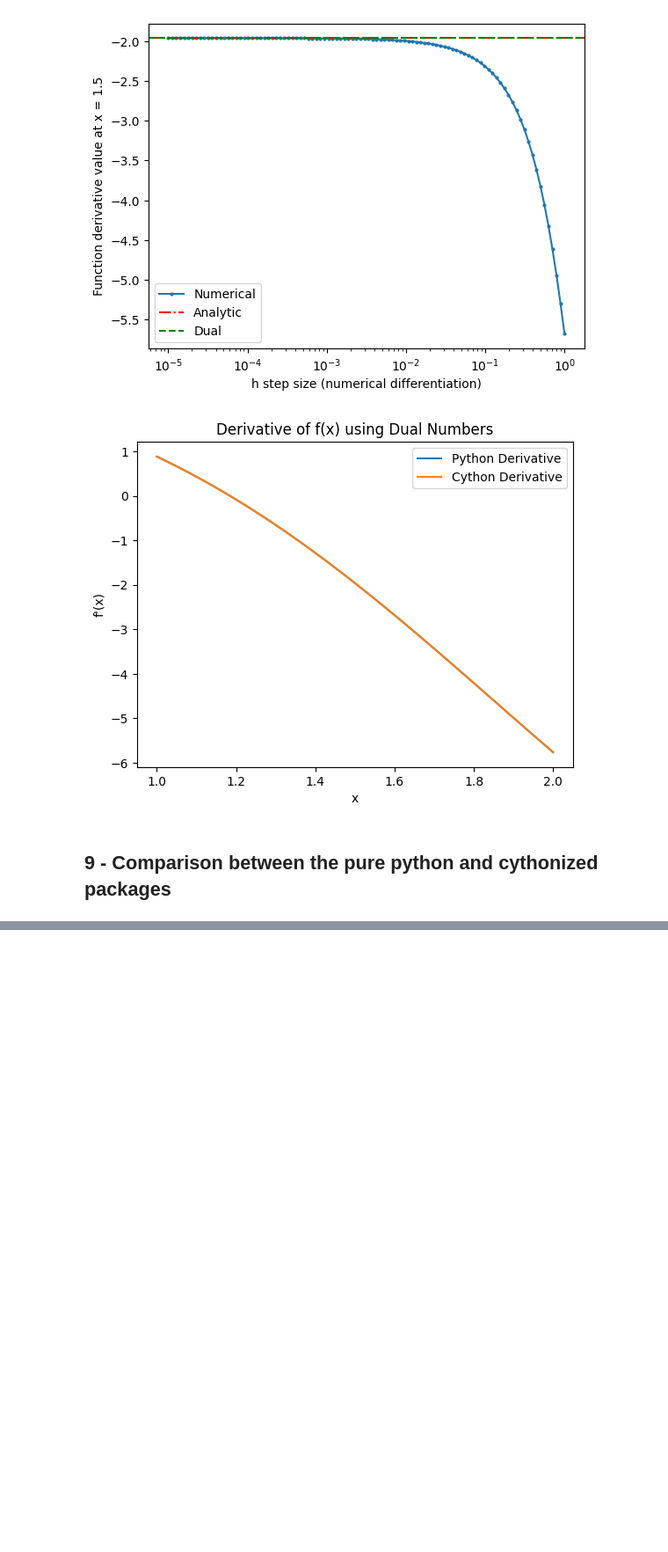
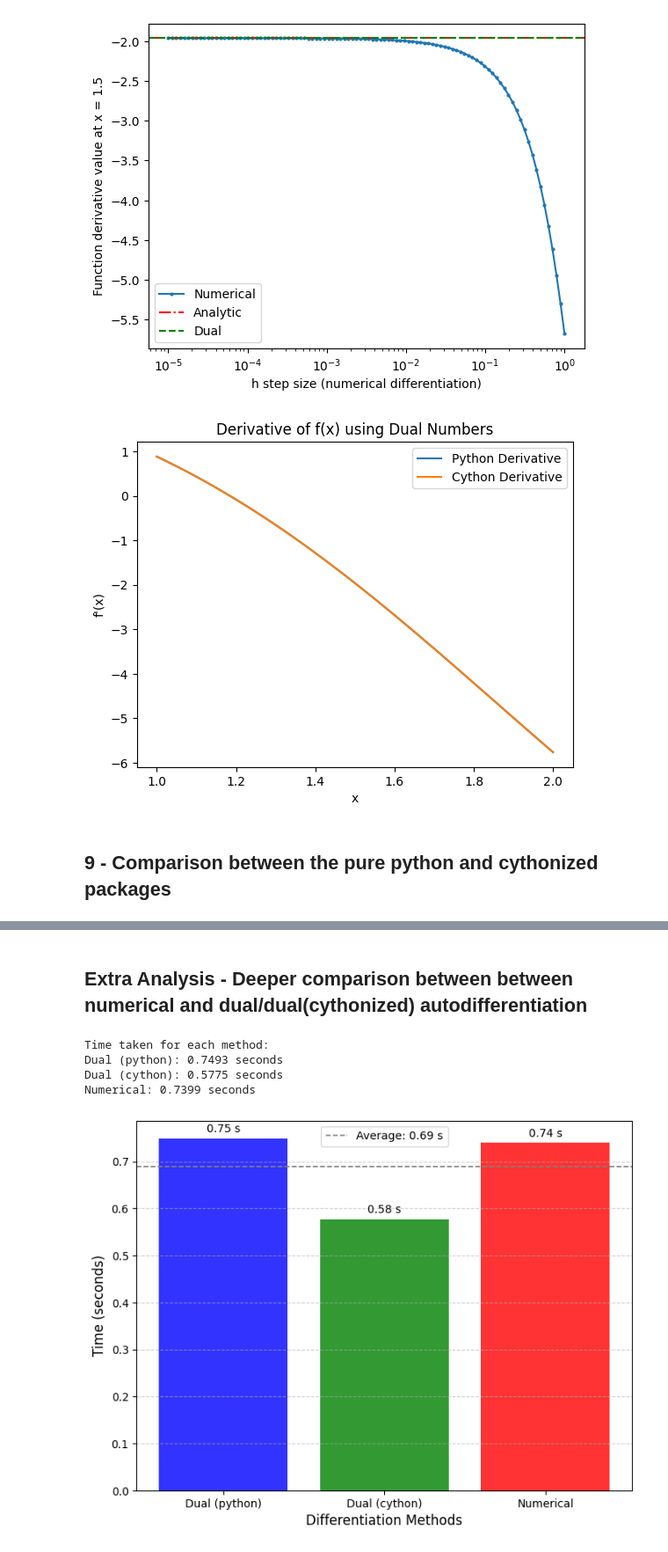
Before and after one commit to S-Nazem/dual_autodiff, a Jupyter notebook: dual_autodiff.ipynb, the cells around one changed output, grey strips where cells are left out. Shown at 88% size. Cells and saved outputs as stored; diff of their text form; code cells hidden in the pictures; blank space fills up the shorter version.

```diff
--- a/dual_autodiff.ipynb
+++ b/dual_autodiff.ipynb
@@ -133,0 +136,2 @@ plt.legend()
+# %% [markdown]
+## Extra Analysis - Deeper comparison  between between numerical and dual/dual(cythonized) autodifferentiation
@@ -133,0 +144,61 @@ plt.legend()
+# %%
+x_values = np.linspace(1,10,100000)
+
+results = {}
+
+start_time = time.time()
+deriv_value_complex = [compute_derivative(f_complex, x, Dual) for x in x_values]
+end_time = time.time()
+results['Dual (python)'] = end_time - start_time
+
+start_time = time.time()
+deriv_value_c_complex = [compute_derivative(f_complex, x, Dual_c) for x in x_values]
+end_time = time.time()
+results['Dual (cython)'] = end_time - start_time
+
+start_time = time.time()
+numerical_derivatives = [numerical_derivative(lambda z: np.sin(z) * np.log(z + 1) + np.cos(z**2) + np.sin(z**2), x) for x in x_values]
+end_time = time.time()
+results['Numerical'] = end_time - start_time
+
+
+print("Time taken for each method:")
+for method, timing in results.items():
+    print(f"{method}: {timing:.4f} seconds")
+# %% [output]
+Time taken for each method:
+Dual (python): 0.7493 seconds
+Dual (cython): 0.5775 seconds
+Numerical: 0.7399 seconds
+# %%
+
+# Extract labels and values
+methods = list(results.keys())
+times = list(results.values())
+
+# Create the bar chart
+plt.figure(figsize=(8, 6))
+bars = plt.bar(methods, times, color=['blue', 'green', 'red'], alpha=0.8)
+
+# Add annotations (time values) above the bars
+for bar in bars:
+    plt.text(bar.get_x() + bar.get_width() / 2, bar.get_height() + 0.008,
+             f"{bar.get_height():.2f} s", ha='center', va='bottom', fontsize=10)
+
+# Add a horizontal line for average time (optional)
+avg_time = np.mean(times)
+plt.axhline(y=avg_time, color='gray', linestyle='--', linewidth=1.2, label=f"Average: {avg_time:.2f} s")
+
+# Customize the plot
+plt.ylabel("Time (seconds)", fontsize=12)
+plt.xlabel("Differentiation Methods", fontsize=12)
+plt.xticks(fontsize=10)
+plt.yticks(fontsize=10)
+plt.legend(fontsize=10)
+plt.grid(axis='y', linestyle='--', alpha=0.6)
+
+# Save the figure as high resolution
+plt.savefig("plots/performance_comparison.png", dpi=300, bbox_inches="tight")
+plt.show()
+# %% [output]
+[figure, added]
```
Also changed, not shown: parts of 12 cells of this notebook, 1 other file.
